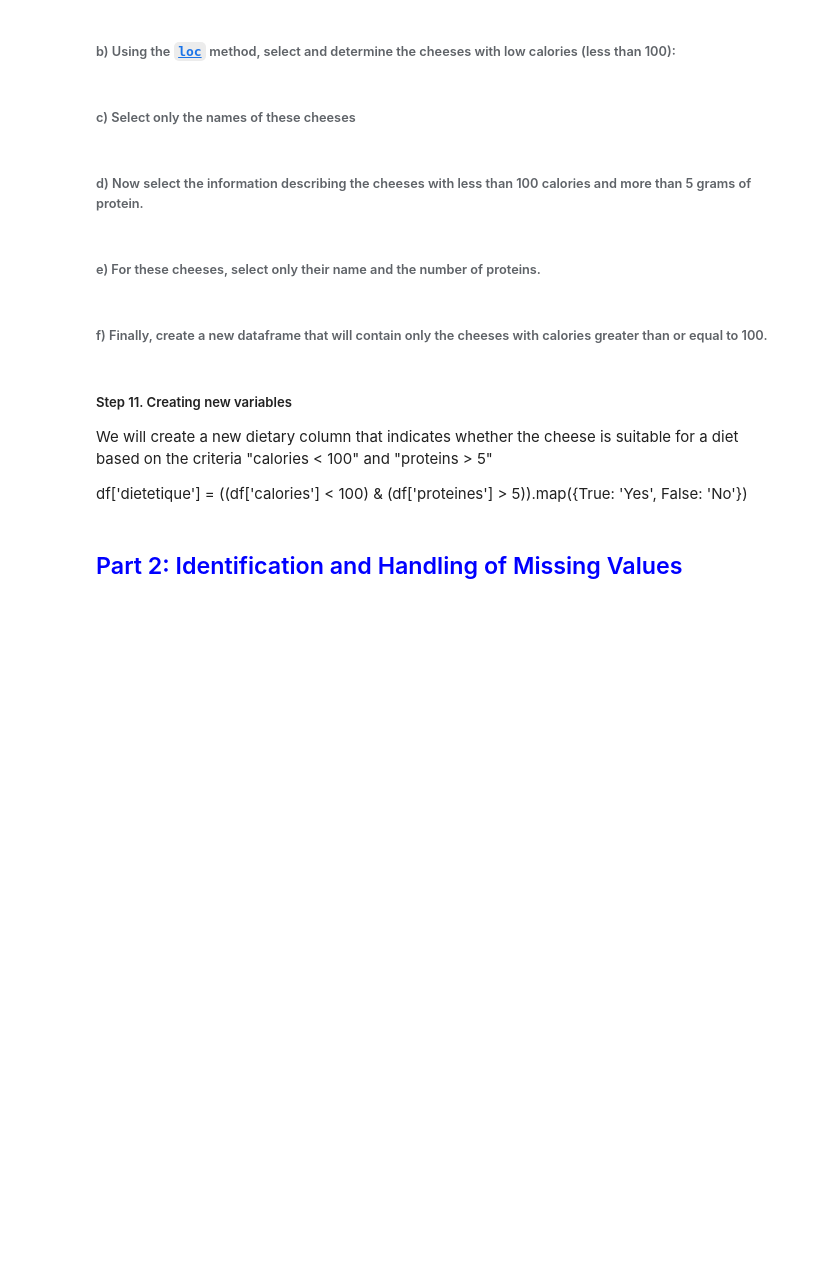
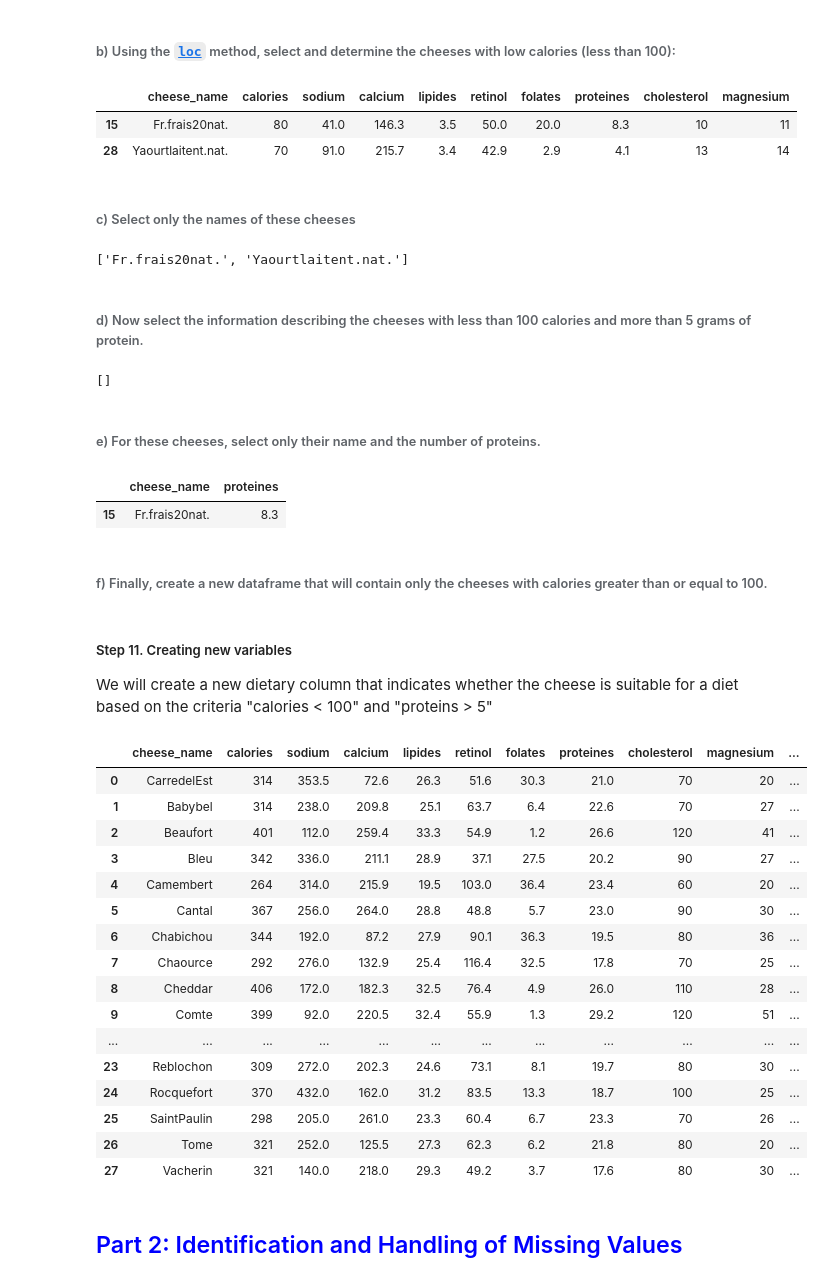
Before and after one commit to myrtus7/machine-learning-labs, a Jupyter notebook: M2IBI_Students_Lab1.ipynb, the cells around one changed output. Saved outputs shown, nothing was run; the diff lists cells and outputs as text; code cells hidden in the pictures; blank space fills up the shorter version.

```diff
--- a/M2IBI_Students_Lab1.ipynb
+++ b/M2IBI_Students_Lab1.ipynb
@@ -27,5 +27,9 @@ Dr. Nourhène BEN RABAH
 #### Step 1. Import the dataset
 
 You will start by importing the file *cheese.csv*. To do this, use the [`read_csv`](https://pandas.pydata.org/pandas-docs/stable/reference/api/pandas.read_csv.html) function.
+# %%
+import pandas as pd
+
+df = pd.read_csv("datasets/cheese.csv", sep=";")
 # %% [markdown]
 #### Step 2. View the first and last rows
@@ -50,2 +93,5 @@ It's now time to use the most useful selection function: the [`iloc`](https://pa
 # %% [markdown]
 #### Step 7. Rename the variable `Cheeses` to `Cheeses_name`.
+# %%
+df = df.rename(columns={'cheese': 'cheese_name'}) #or adding inplace=true instead of reassigning
+df.columns.tolist()[0]
@@ -64,19 +187,58 @@ Based on these descriptions, can you determine the number of non-null elements i
 # %% [markdown]
 ###### b) Using the [`loc`](https://pandas.pydata.org/pandas-docs/stable/reference/api/pandas.DataFrame.loc.html) method, select and determine the cheeses with low calories (less than 100):
+# %%
+df.loc[df["calories"] < 100]
+# %% [output]
+|  | cheese_name | calories | sodium | calcium | lipides | retinol | folates | proteines | cholesterol | magnesium |
+| 15 | Fr.frais20nat. | 80 | 41.0 | 146.3 | 3.5 | 50.0 | 20.0 | 8.3 | 10 | 11 |
+| 28 | Yaourtlaitent.nat. | 70 | 91.0 | 215.7 | 3.4 | 42.9 | 2.9 | 4.1 | 13 | 14 |
 # %% [markdown]
 ###### c) Select only the names of these cheeses
+# %%
+df.loc[df["calories"] < 100]["cheese_name"].to_list()
+# %% [output]
+['Fr.frais20nat.', 'Yaourtlaitent.nat.']
 # %% [markdown]
 ###### d) Now select the information describing the cheeses with less than 100 calories and more than 5 grams of protein.
+# %%
+df.loc[(df["calories"] < 100) & (df["proteines"] > 5) ]["cheese_name"].to_list()
+# %% [output]
+[]
 # %% [markdown]
 ###### e) For these cheeses, select only their name and the number of proteins.
+# %%
+df.loc[(df["calories"] < 100) & (df["proteines"] > 5) ][["cheese_name","proteines"]]
+# %% [output]
+|  | cheese_name | proteines |
+| 15 | Fr.frais20nat. | 8.3 |
 # %% [markdown]
 ###### f) Finally, create a new dataframe that will contain only the cheeses with calories greater than or equal to 100.
+# %%
+df = df.loc[df["calories"] >= 100]
 # %% [markdown]
 ##### Step 11. Creating new variables
 
 We will create a new dietary column that indicates whether the cheese is suitable for a diet based on the criteria "calories < 100" and "proteins > 5"
-
-df['dietetique'] = ((df['calories'] < 100) & (df['proteines'] > 5)).map({True: 'Yes', False: 'No'})
+# %%
+df['dietetique'] = ((df['calories'] < 100) & (df['proteines'] > 5)).map({True: 'Yes', False: 'No'})
+# %% [output]
+|  | cheese_name | calories | sodium | calcium | lipides | retinol | folates | proteines | cholesterol | magnesium | ... |
+| 0 | CarredelEst | 314 | 353.5 | 72.6 | 26.3 | 51.6 | 30.3 | 21.0 | 70 | 20 | ... |
+| 1 | Babybel | 314 | 238.0 | 209.8 | 25.1 | 63.7 | 6.4 | 22.6 | 70 | 27 | ... |
+| 2 | Beaufort | 401 | 112.0 | 259.4 | 33.3 | 54.9 | 1.2 | 26.6 | 120 | 41 | ... |
+| 3 | Bleu | 342 | 336.0 | 211.1 | 28.9 | 37.1 | 27.5 | 20.2 | 90 | 27 | ... |
+| 4 | Camembert | 264 | 314.0 | 215.9 | 19.5 | 103.0 | 36.4 | 23.4 | 60 | 20 | ... |
+| 5 | Cantal | 367 | 256.0 | 264.0 | 28.8 | 48.8 | 5.7 | 23.0 | 90 | 30 | ... |
+| 6 | Chabichou | 344 | 192.0 | 87.2 | 27.9 | 90.1 | 36.3 | 19.5 | 80 | 36 | ... |
+| 7 | Chaource | 292 | 276.0 | 132.9 | 25.4 | 116.4 | 32.5 | 17.8 | 70 | 25 | ... |
+| 8 | Cheddar | 406 | 172.0 | 182.3 | 32.5 | 76.4 | 4.9 | 26.0 | 110 | 28 | ... |
+| 9 | Comte | 399 | 92.0 | 220.5 | 32.4 | 55.9 | 1.3 | 29.2 | 120 | 51 | ... |
+| ... | ... | ... | ... | ... | ... | ... | ... | ... | ... | ... | ... |
+| 23 | Reblochon | 309 | 272.0 | 202.3 | 24.6 | 73.1 | 8.1 | 19.7 | 80 | 30 | ... |
+| 24 | Rocquefort | 370 | 432.0 | 162.0 | 31.2 | 83.5 | 13.3 | 18.7 | 100 | 25 | ... |
+| 25 | SaintPaulin | 298 | 205.0 | 261.0 | 23.3 | 60.4 | 6.7 | 23.3 | 70 | 26 | ... |
+| 26 | Tome | 321 | 252.0 | 125.5 | 27.3 | 62.3 | 6.2 | 21.8 | 80 | 20 | ... |
+| 27 | Vacherin | 321 | 140.0 | 218.0 | 29.3 | 49.2 | 3.7 | 17.6 | 80 | 30 | ... |
 # %% [markdown]
 <h2 style="color: blue;">Part 2: Identification and Handling of Missing Values</h2>
 # %% [markdown]
```
Also changed, not shown: parts of 9 cells of this notebook, 1 other file.
